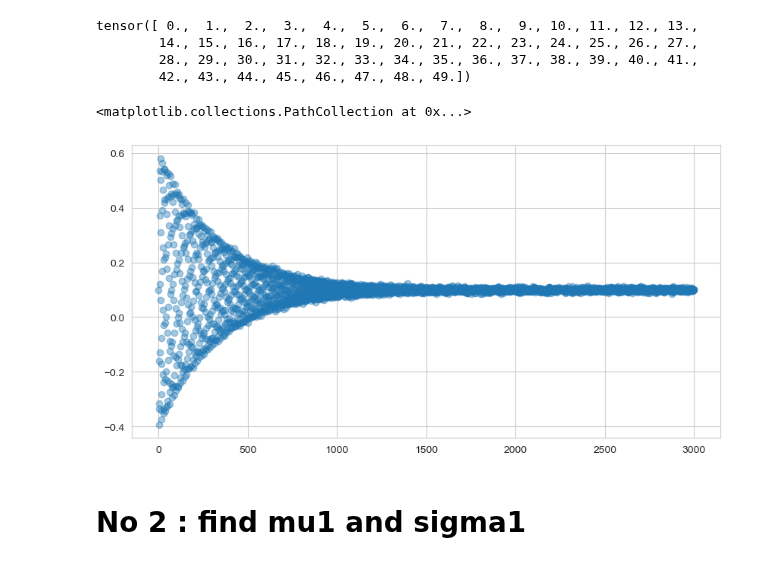
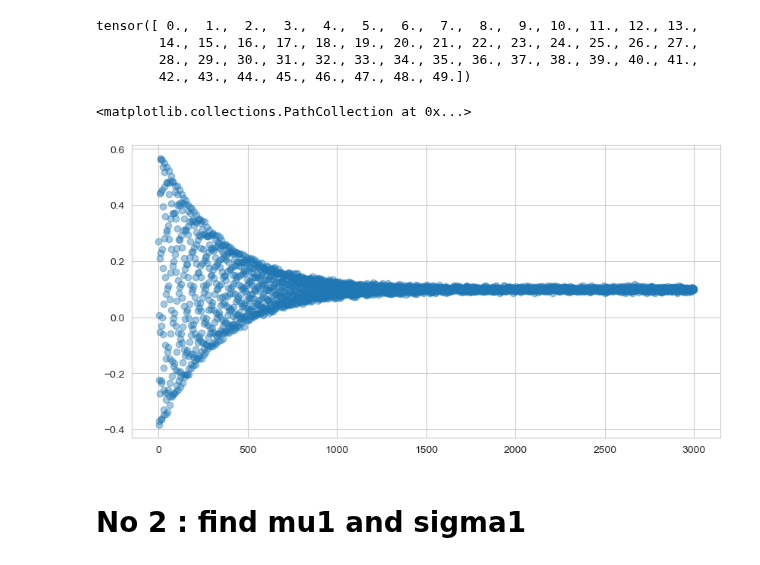
Before and after one commit to Tuchsanai/DL-FOR-COMPUTER-VISION, a Jupyter notebook: week5/homework.ipynb, the cells around one changed output. Drawn from its saved outputs; the diff is of its cells as text; code cells hidden in the pictures.

```diff
--- a/week5/homework.ipynb
+++ b/week5/homework.ipynb
@@ -23,13 +23,16 @@ tensor([ 0.,  1.,  2.,  3.,  4.,  5.,  6.,  7.,  8.,  9., 10., 11., 12., 13.,
         42., 43., 44., 45., 46., 47., 48., 49.])
 # %%
 noise = torch.Tensor(np.random.normal(0, 0.005, size=n))
-y     = a * torch.exp(-k * x/100)*torch.sin(100*x) + b +   noise
+
+a, k, b,f = 0.5, .3, 0.1, 0.35
+
+y = a * torch.exp(-k * x/100)*torch.sin(100*x+f) + b +   noise
 
 plt.figure(figsize=(10, 5))
 plt.scatter(x, y, alpha=0.4)
 # %% [output]
 <matplotlib.collections.PathCollection at 0x...>
-[figure, old version]
+[figure, new version]
 # %% [markdown]
 # No 2 : find mu1 and sigma1
 # %%
```
